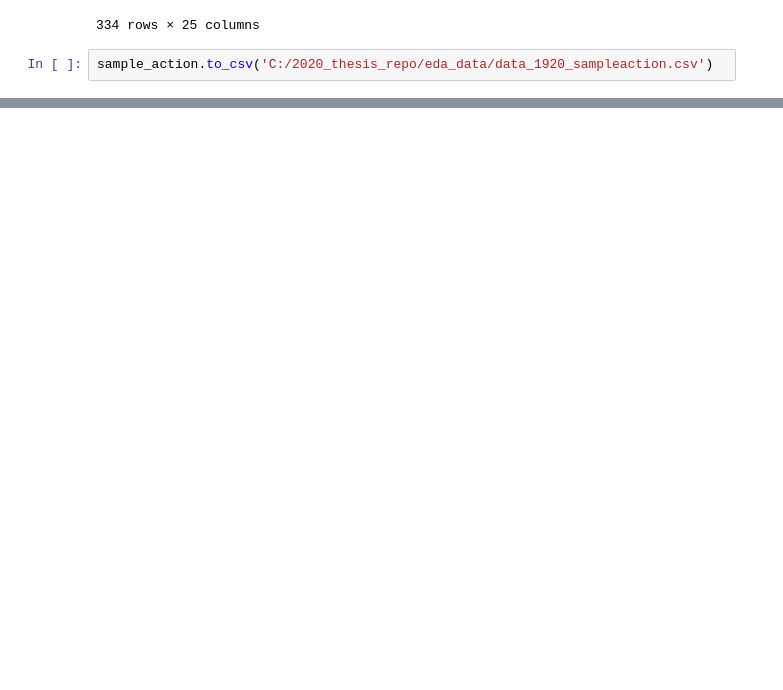
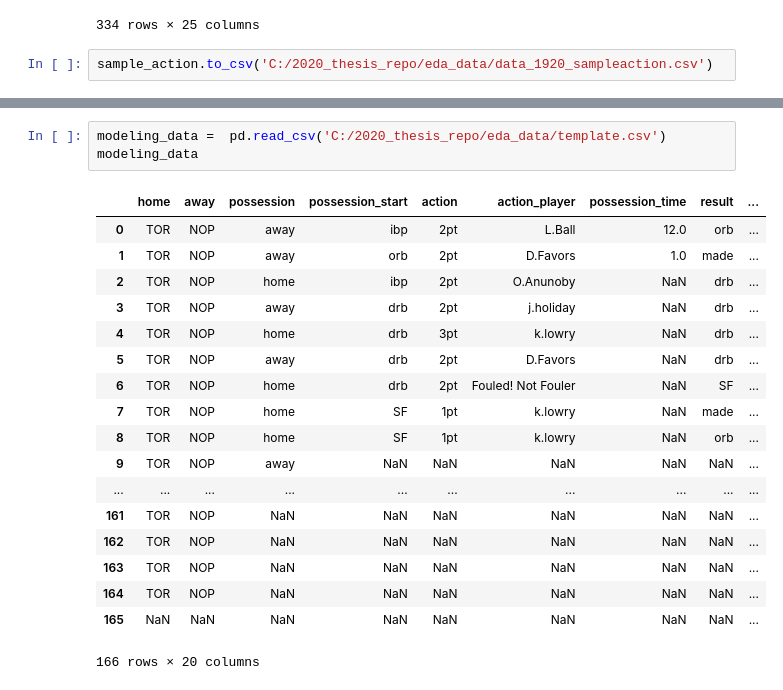
Before and after one commit to Damelim/Thesis_2020_summer, a Jupyter notebook: eda_code/First_Data_Processing.ipynb, the cells around one changed output, grey strips where cells are left out. Cells and saved outputs as stored; diff of their text form; blank space fills up the shorter version.

```diff
--- a/eda_code/First_Data_Processing.ipynb
+++ b/eda_code/First_Data_Processing.ipynb
@@ -596,0 +629,22 @@ sample_action.to_csv('C:/2020_thesis_repo/eda_data/data_1920_sampleaction.csv')
+# %%
+modeling_data =  pd.read_csv('C:/2020_thesis_repo/eda_data/template.csv')
+modeling_data
+# %% [output]
+|  | home | away | possession | possession_start | action | action_player | possession_time | result | ... |
+| 0 | TOR | NOP | away | ibp | 2pt | L.Ball | 12.0 | orb | ... |
+| 1 | TOR | NOP | away | orb | 2pt | D.Favors | 1.0 | made | ... |
+| 2 | TOR | NOP | home | ibp | 2pt | O.Anunoby | NaN | drb | ... |
+| 3 | TOR | NOP | away | drb | 2pt | j.holiday | NaN | drb | ... |
+| 4 | TOR | NOP | home | drb | 3pt | k.lowry | NaN | drb | ... |
+| 5 | TOR | NOP | away | drb | 2pt | D.Favors | NaN | drb | ... |
+| 6 | TOR | NOP | home | drb | 2pt | Fouled! Not Fouler | NaN | SF | ... |
+| 7 | TOR | NOP | home | SF | 1pt | k.lowry | NaN | made | ... |
+| 8 | TOR | NOP | home | SF | 1pt | k.lowry | NaN | orb | ... |
+| 9 | TOR | NOP | away | NaN | NaN | NaN | NaN | NaN | ... |
+| ... | ... | ... | ... | ... | ... | ... | ... | ... | ... |
+| 161 | TOR | NOP | NaN | NaN | NaN | NaN | NaN | NaN | ... |
+| 162 | TOR | NOP | NaN | NaN | NaN | NaN | NaN | NaN | ... |
+| 163 | TOR | NOP | NaN | NaN | NaN | NaN | NaN | NaN | ... |
+| 164 | TOR | NOP | NaN | NaN | NaN | NaN | NaN | NaN | ... |
+| 165 | NaN | NaN | NaN | NaN | NaN | NaN | NaN | NaN | ... |
+166 rows × 20 columns
```
Also changed, not shown: parts of 18 cells of this notebook, 5 other files.
